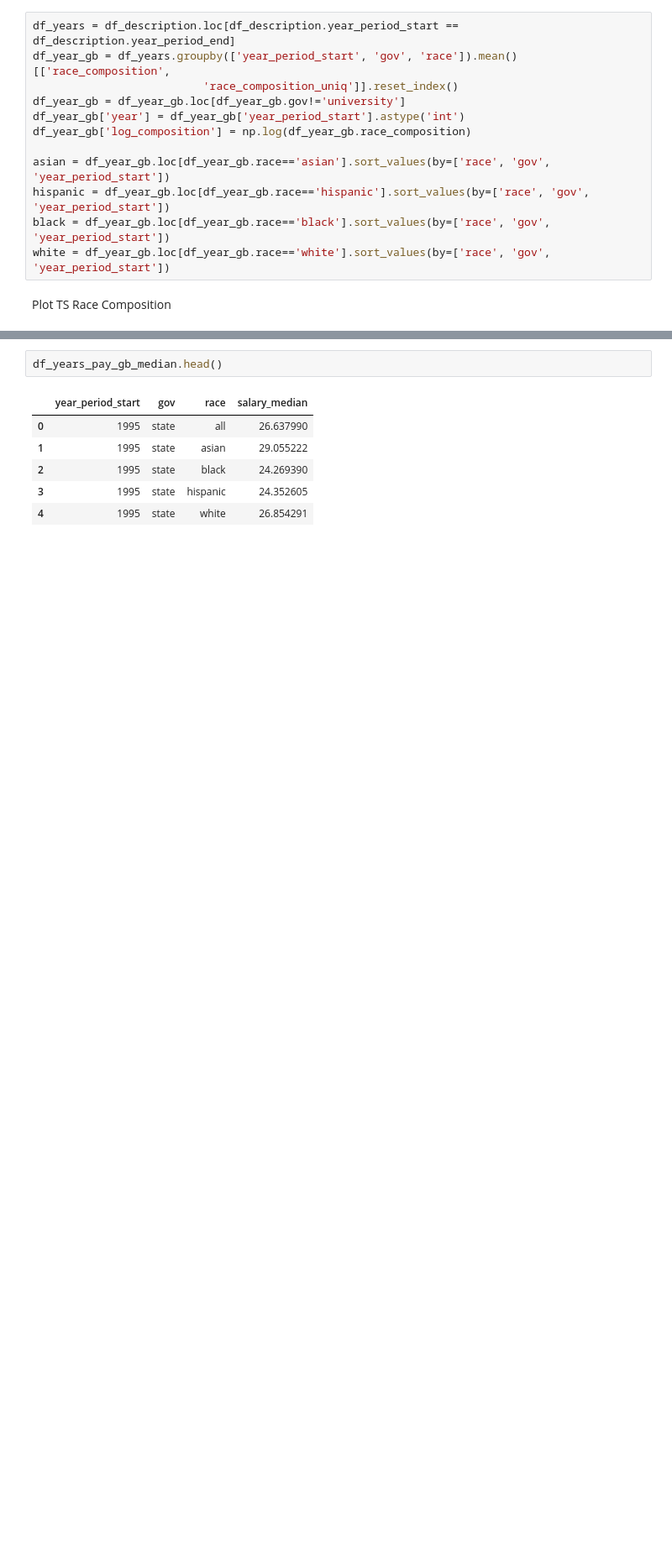
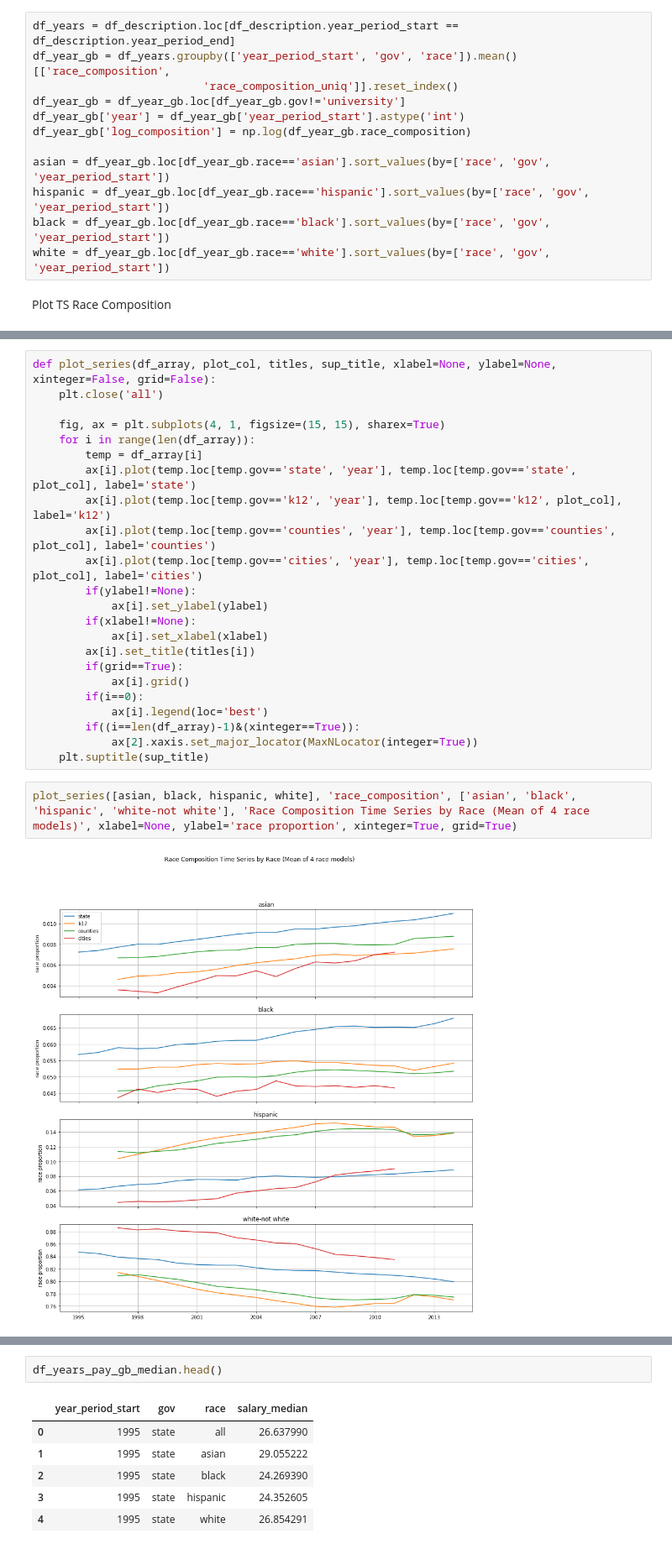
Before and after one commit to soodoku/public_employee_diversity, a Jupyter notebook: notebook/race_impute2.ipynb, the cells around one changed output, grey strips where cells are left out. Shown at 84% size. Drawn from its saved outputs; the diff is of its cells as text; blank space fills up the shorter version.

```diff
--- a/notebook/race_impute2.ipynb
+++ b/notebook/race_impute2.ipynb
@@ -454,3 +432,30 @@ Text(0.5, 0.98, 'Race Composition Time Series by Race (Mean of 4 race models)')
+# %%
+def plot_series(df_array, plot_col, titles, sup_title, xlabel=None, ylabel=None, xinteger=False, grid=False):
+    plt.close('all')
+
+    fig, ax = plt.subplots(4, 1, figsize=(15, 15), sharex=True)
+    for i in range(len(df_array)):
+        temp = df_array[i]
+        ax[i].plot(temp.loc[temp.gov=='state', 'year'], temp.loc[temp.gov=='state', plot_col], label='state')
+        ax[i].plot(temp.loc[temp.gov=='k12', 'year'], temp.loc[temp.gov=='k12', plot_col], label='k12')
+        ax[i].plot(temp.loc[temp.gov=='counties', 'year'], temp.loc[temp.gov=='counties', plot_col], label='counties')
+        ax[i].plot(temp.loc[temp.gov=='cities', 'year'], temp.loc[temp.gov=='cities', plot_col], label='cities')
+        if(ylabel!=None):
+            ax[i].set_ylabel(ylabel)
+        if(xlabel!=None):
+            ax[i].set_xlabel(xlabel)
+        ax[i].set_title(titles[i])
+        if(grid==True):
+            ax[i].grid()
+        if(i==0):
+            ax[i].legend(loc='best')
+        if((i==len(df_array)-1)&(xinteger==True)):
+            ax[2].xaxis.set_major_locator(MaxNLocator(integer=True))
+    plt.suptitle(sup_title)
+# %%
+plot_series([asian, black, hispanic, white], 'race_composition', ['asian', 'black', 'hispanic', 'white-not white'], 'Race Composition Time Series by Race (Mean of 4 race models)', xlabel=None, ylabel='race proportion', xinteger=True, grid=True)
+# %% [output]
+[figure, added]
 # %%
 df_years['total_salary'] = df_years.n_observations * df_years.salary_avg
 df_years_pay_gb = df_years.groupby(['year_period_start', 'gov', 'race']).sum()[['total_salary',
```
Also changed, not shown: parts of 16 cells of this notebook.
